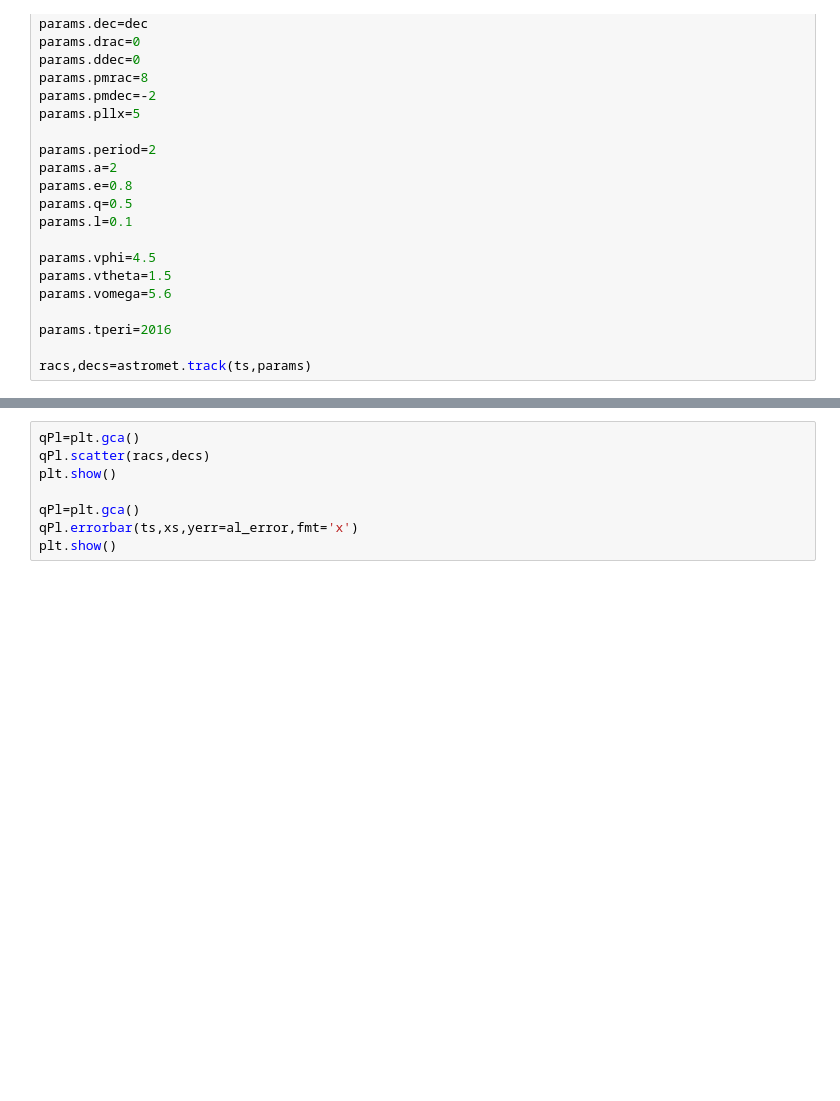
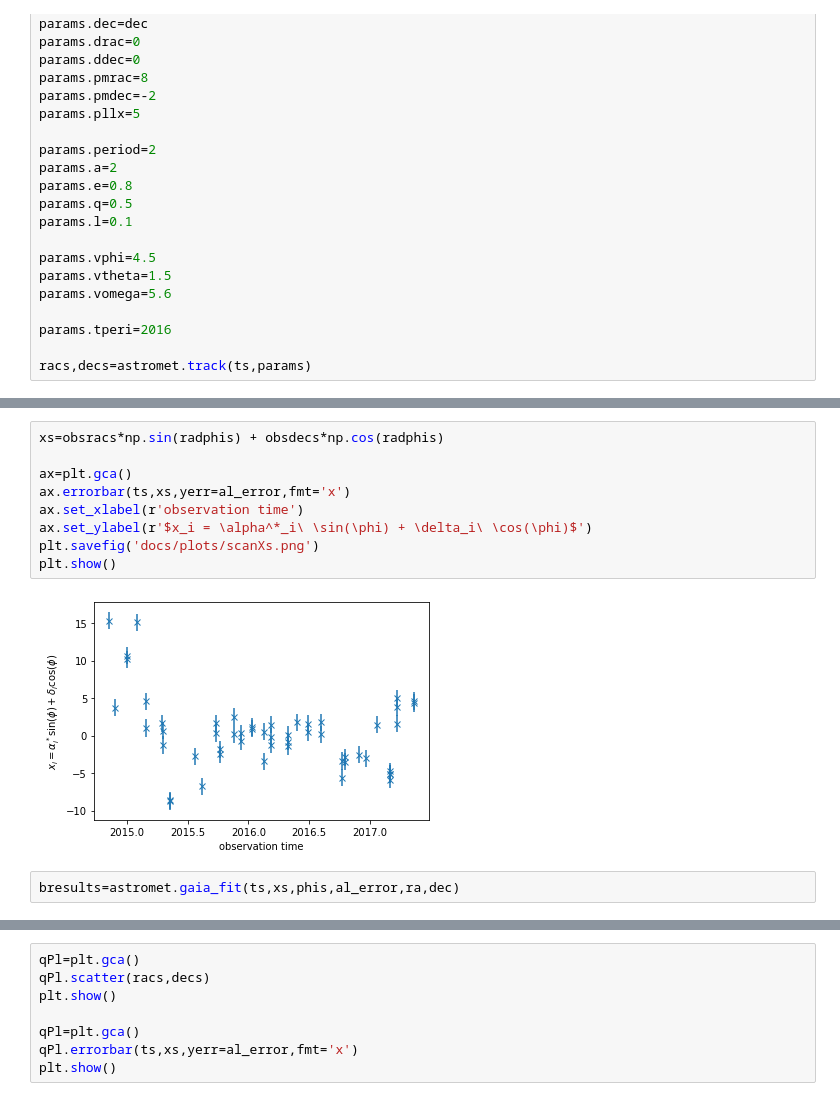
Before and after one commit to zpenoyre/astromet.py, a Jupyter notebook: example.ipynb, the cells around one changed output, grey strips where cells are left out. Drawn from its saved outputs; the diff is of its cells as text; blank space fills up the shorter version.

Commit message:
hastily finished gaia fit part of docs

```diff
--- a/example.ipynb
+++ b/example.ipynb
@@ -207,0 +227,13 @@ xs=xs + al_error*np.random.randn(phis.size)
+# %%
+xs=obsracs*np.sin(radphis) + obsdecs*np.cos(radphis)
+
+ax=plt.gca()
+ax.errorbar(ts,xs,yerr=al_error,fmt='x')
+ax.set_xlabel(r'observation time')
+ax.set_ylabel(r'$x_i = \alpha^*_i\ \sin(\phi) + \delta_i\ \cos(\phi)$')
+plt.savefig('docs/plots/scanXs.png')
+plt.show()
+# %% [output]
+[figure, added]
+# %%
+bresults=astromet.gaia_fit(ts,xs,phis,al_error,ra,dec)
```
Also changed, not shown: parts of 4 cells of this notebook, 4 other files.
